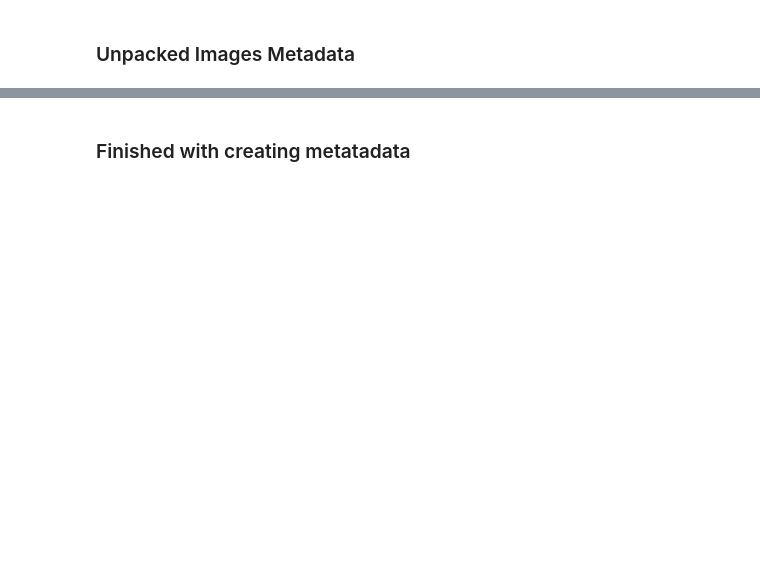
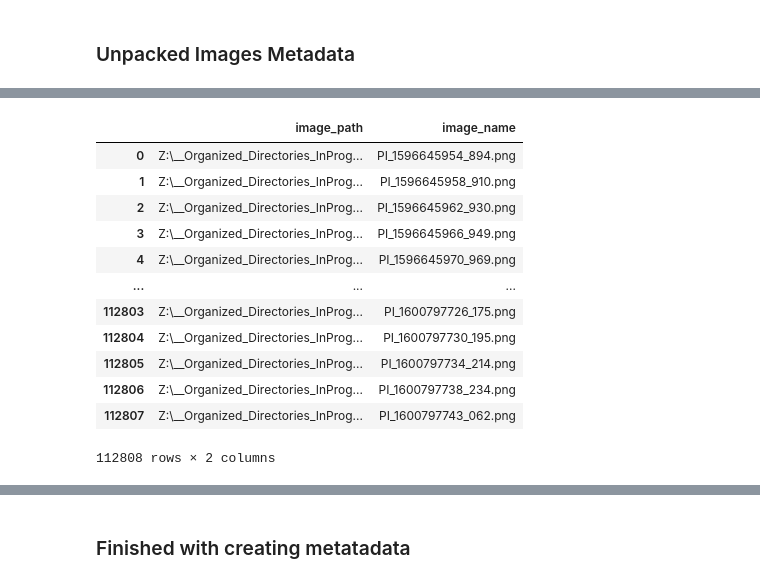
Before and after one commit to ajgeglio/Indexing-and-Slicing, a Jupyter notebook: IndexingHeaders.ipynb, the cells around one changed output, grey strips where cells are left out. Saved outputs shown, nothing was run; the diff lists cells and outputs as text; code cells hidden in the pictures; blank space fills up the shorter version.

```diff
--- a/IndexingHeaders.ipynb
+++ b/IndexingHeaders.ipynb
@@ -50,0 +10,4 @@ if not os.path.exists(out_folder):
+# %%
+out_folder, Ymmdd = make_out_folder()
+# Ymmdd = '20240202'
+# out_folder = '2019-2023-20240202'
@@ -195,0 +122,23 @@ def print_col_len(headers_paths):
+# %%
+## Dataframe of all unpacked images and their paths based on a list of paths
+df_imgs_2019 = create_image_df_save_pckle(image_list=images_2019, out_folder=out_folder, year=2019)
+df_imgs_2020 = create_image_df_save_pckle(image_list=images_2020, out_folder=out_folder, year=2020)
+df_imgs_2021 = create_image_df_save_pckle(image_list=images_2021, out_folder=out_folder, year=2021)
+df_imgs_2022 = create_image_df_save_pckle(image_list=images_2022, out_folder=out_folder, year=2022)
+df_imgs_2023 = create_image_df_save_pckle(image_list=images_2023, out_folder=out_folder, year=2023)
+
+df_imgs_2019 = pd.read_pickle(os.path.join(out_folder,"2019_imgs.pickle"))
+df_imgs_2020 = pd.read_pickle(os.path.join(out_folder,"2020_imgs.pickle"))
+df_imgs_2021 = pd.read_pickle(os.path.join(out_folder,"2021_imgs.pickle"))
+df_imgs_2022 = pd.read_pickle(os.path.join(out_folder,"2022_imgs.pickle"))
+df_imgs_2023 = pd.read_pickle(os.path.join(out_folder,"2023_imgs.pickle"))
+
+'''
+2019 (8710, 2)
+2020 (112808, 2)
+2021 (927706, 2)
+2022 (272239, 2)
+2023 (278772, 2)
+Total imgs:  1600235
+'''
+print("Total imgs: ", len(df_imgs_2019)+len(df_imgs_2020)+len(df_imgs_2021)+len(df_imgs_2022)+len(df_imgs_2023)) #2253118
@@ -288,2 +222,18 @@ df_unp = pd.merge(df, df_imgs, on="image_name")
+# %%
+df_imgs_2020
+# %% [output]
+|  | image_path | image_name |
+| 0 | Z:\__Organized_Directories_InProg... | PI_1596645954_894.png |
+| 1 | Z:\__Organized_Directories_InProg... | PI_1596645958_910.png |
+| 2 | Z:\__Organized_Directories_InProg... | PI_1596645962_930.png |
+| 3 | Z:\__Organized_Directories_InProg... | PI_1596645966_949.png |
+| 4 | Z:\__Organized_Directories_InProg... | PI_1596645970_969.png |
+| ... | ... | ... |
+| 112803 | Z:\__Organized_Directories_InProg... | PI_1600797726_175.png |
+| 112804 | Z:\__Organized_Directories_InProg... | PI_1600797730_195.png |
+| 112805 | Z:\__Organized_Directories_InProg... | PI_1600797734_214.png |
+| 112806 | Z:\__Organized_Directories_InProg... | PI_1600797738_234.png |
+| 112807 | Z:\__Organized_Directories_InProg... | PI_1600797743_062.png |
+112808 rows × 2 columns
 # %%
 # Dataframe with all of collects on file. This created in Mapping_reefs
```
Also changed, not shown: parts of 35 cells of this notebook, 9 other files.
